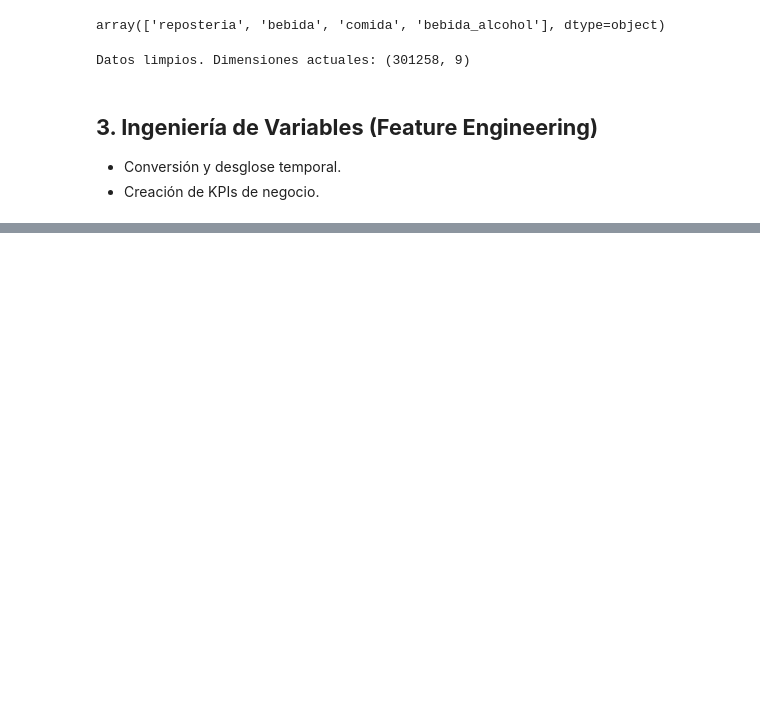
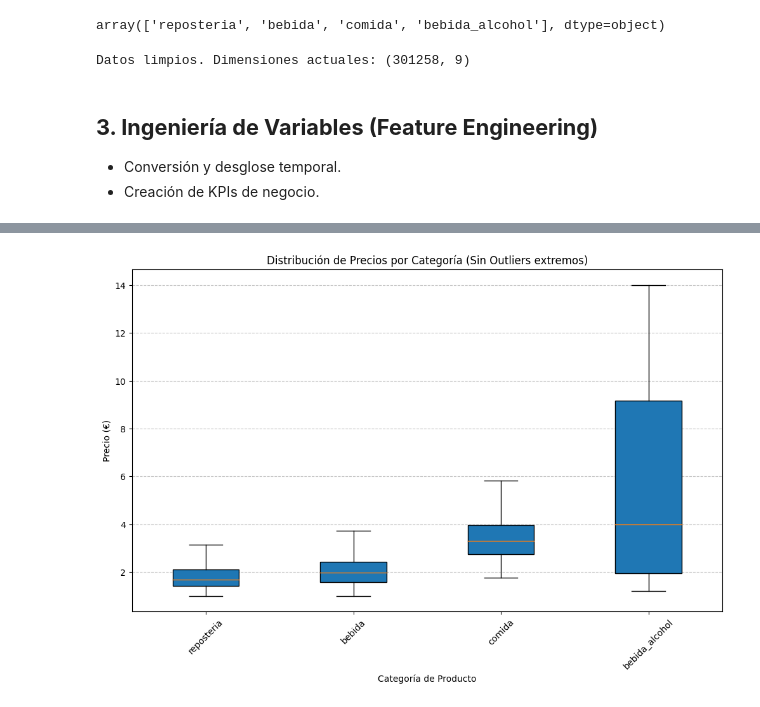
Before and after one commit to IbaiGarcia13/RETO2-G2-Cafeteria, a Jupyter notebook: RETO/RETO.ipynb, the cells around one changed output, grey strips where cells are left out. Saved outputs shown, nothing was run; the diff lists cells and outputs as text; code cells hidden in the pictures; blank space fills up the shorter version.

```diff
--- a/RETO/RETO.ipynb
+++ b/RETO/RETO.ipynb
@@ -577,0 +258,43 @@ Recomendaciones: seguimiento de outliers, ajustar precios o promociones según t
+# %%
+# 4.2 Análisis de Variabilidad de Precios (Boxplot) - VERSIÓN BLINDADA
+
+
+# 1. Aseguramos limpieza (por si acaso no se ejecutó bien lo anterior)
+# Convertimos a números forzosamente, lo que no sea número se convierte en NaN
+df['precio_unitario'] = pd.to_numeric(df['precio_unitario'], errors='coerce')
+# Limpiamos nombres de categorías
+df['categoria'] = df['categoria'].astype(str).str.lower().str.strip()
+
+# 2. Preparamos los datos filtrando Nulos
+# Solo cogemos filas donde haya precio Y categoría
+data_clean = df.dropna(subset=['precio_unitario', 'categoria'])
+
+# 3. Creamos la lista para el gráfico
+categorias_unicas = data_clean['categoria'].unique()
+datos_para_plot = []
+nombres_ejes = []
+
+for cat in categorias_unicas:
+    # Extraemos precios de esa categoría
+    precios = data_clean[data_clean['categoria'] == cat]['precio_unitario']
+
+    # Solo añadimos si hay datos
+    if len(precios) > 0:
+        datos_para_plot.append(precios.values)
+        nombres_ejes.append(cat)
+
+# 4. Pintamos el gráfico
+plt.figure(figsize=(12, 7))
+
+# showfliers=False oculta los puntos extremos muy lejanos para que el gráfico no se aplaste
+plt.boxplot(datos_para_plot, labels=nombres_ejes, patch_artist=True, showfliers=False)
+
+plt.title('Distribución de Precios por Categoría (Sin Outliers extremos)')
+plt.ylabel('Precio (€)')
+plt.xlabel('Categoría de Producto')
+plt.xticks(rotation=45) # Rotamos nombres para que no se monten
+plt.grid(axis='y', linestyle='--', alpha=0.7)
+
+plt.show()
+# %% [output]
+[figure, added]
```
Also changed, not shown: parts of 36 cells of this notebook.
